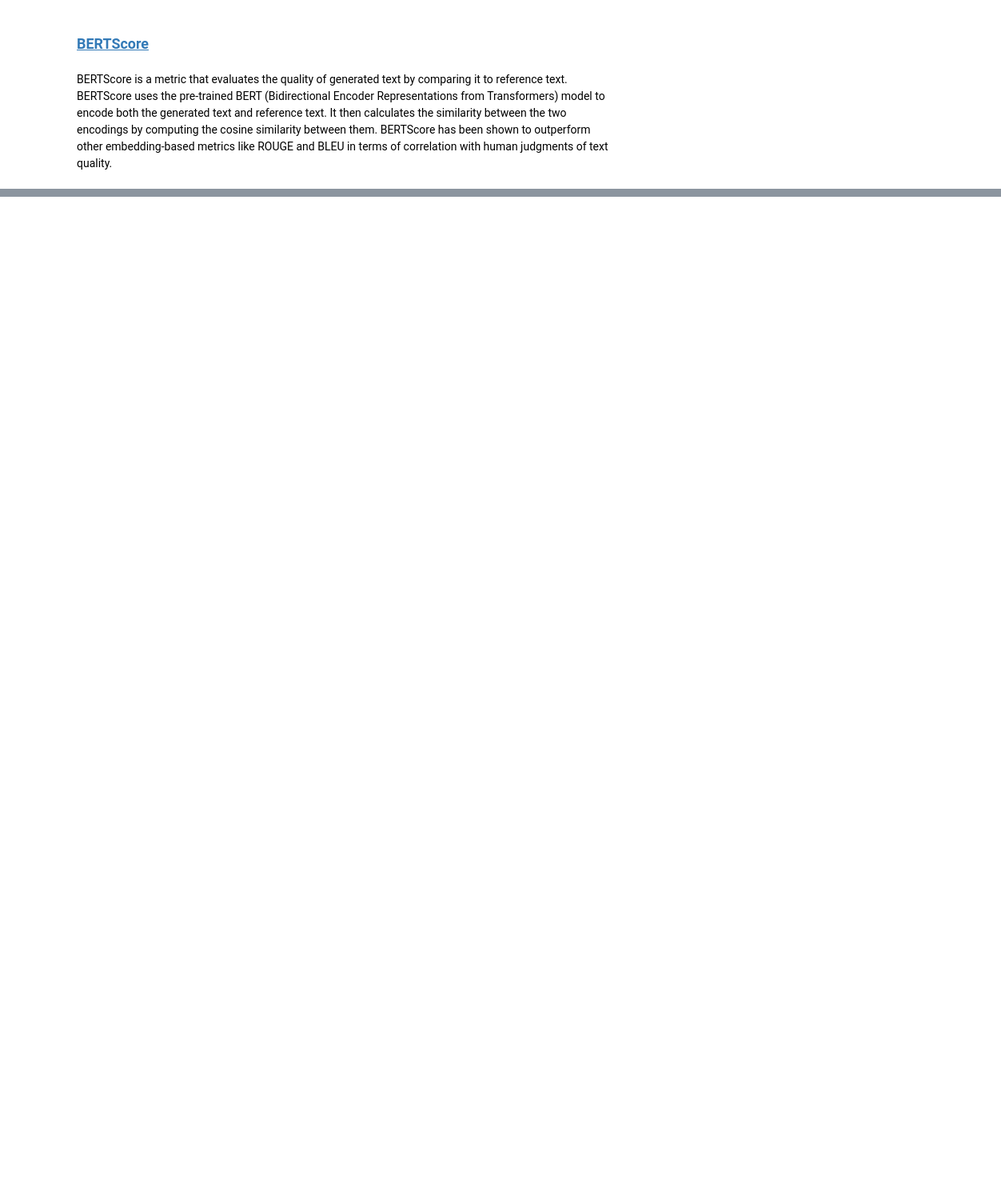
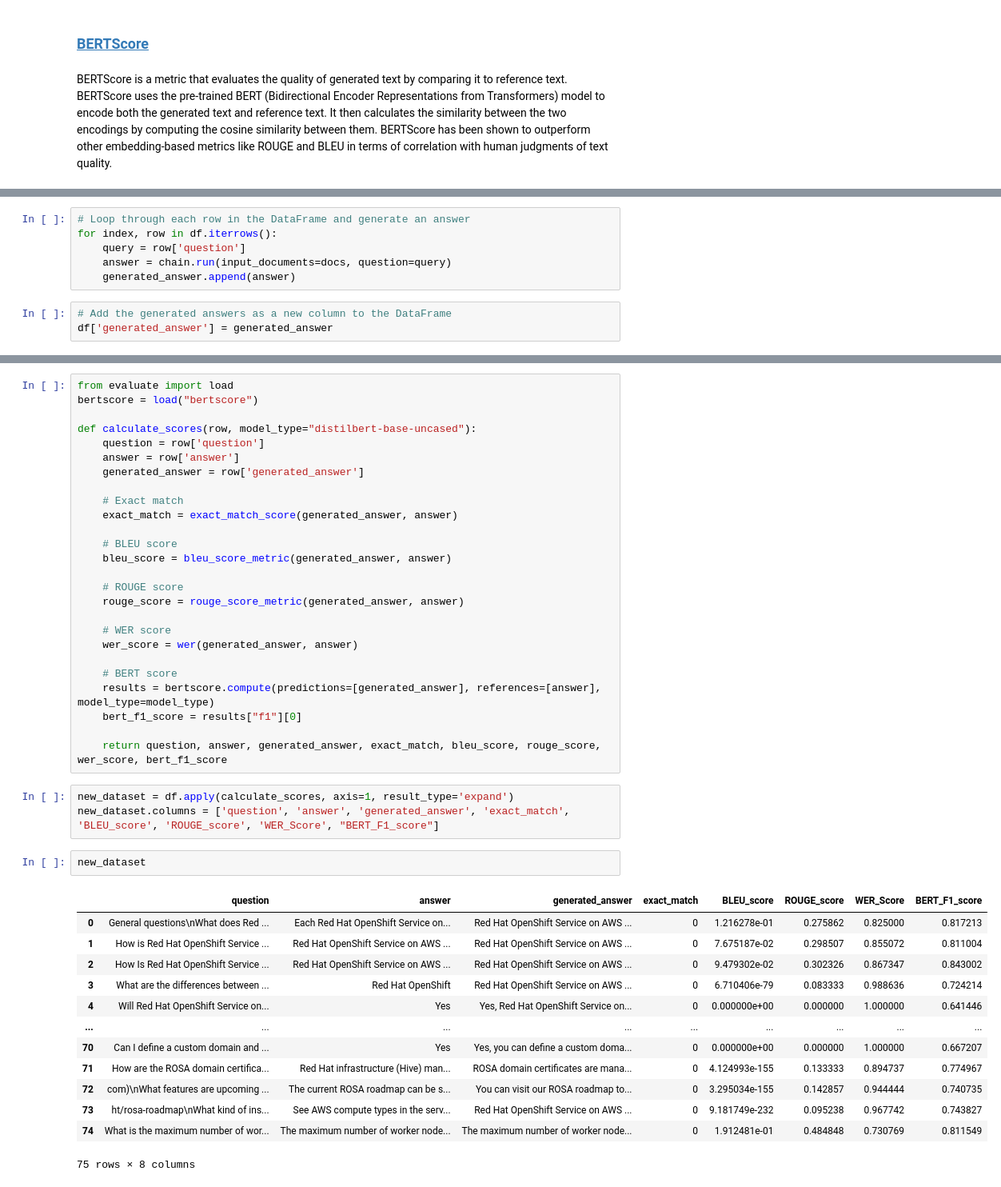
Before and after one commit to redhat-et/foundation-models-for-documentation, a Jupyter notebook: notebooks/QA_evaluation_metrics.ipynb, the cells around one changed output, grey strips where cells are left out. Shown at 80% size. Cells and saved outputs as stored; diff of their text form; blank space fills up the shorter version.

```diff
--- a/notebooks/QA_evaluation_metrics.ipynb
+++ b/notebooks/QA_evaluation_metrics.ipynb
@@ -137,0 +274,9 @@ print(results)
+# %%
+# Loop through each row in the DataFrame and generate an answer
+for index, row in df.iterrows():
+    query = row['question']
+    answer = chain.run(input_documents=docs, question=query)
+    generated_answer.append(answer)
+# %%
+# Add the generated answers as a new column to the DataFrame
+df['generated_answer'] = generated_answer
@@ -137,0 +301,45 @@ print(results)
+# %%
+from evaluate import load
+bertscore = load("bertscore")
+
+def calculate_scores(row, model_type="distilbert-base-uncased"):
+    question = row['question']
+    answer = row['answer']
+    generated_answer = row['generated_answer']
+
+    # Exact match
+    exact_match = exact_match_score(generated_answer, answer)
+
+    # BLEU score
+    bleu_score = bleu_score_metric(generated_answer, answer)
+
+    # ROUGE score
+    rouge_score = rouge_score_metric(generated_answer, answer)
+
+    # WER score
+    wer_score = wer(generated_answer, answer)
+
+    # BERT score
+    results = bertscore.compute(predictions=[generated_answer], references=[answer], model_type=model_type)
+    bert_f1_score = results["f1"][0]
+
+    return question, answer, generated_answer, exact_match, bleu_score, rouge_score, wer_score, bert_f1_score
+# %%
+new_dataset = df.apply(calculate_scores, axis=1, result_type='expand')
+new_dataset.columns = ['question', 'answer', 'generated_answer', 'exact_match', 'BLEU_score', 'ROUGE_score', 'WER_Score', "BERT_F1_score"]
+# %%
+new_dataset
+# %% [output]
+|  | question | answer | generated_answer | exact_match | BLEU_score | ROUGE_score | WER_Score | BERT_F1_score |
+| 0 | General questions\nWhat does Red ... | Each Red Hat OpenShift Service on... | Red Hat OpenShift Service on AWS ... | 0 | 1.216278e-01 | 0.275862 | 0.825000 | 0.817213 |
+| 1 | How is Red Hat OpenShift Service ... | Red Hat OpenShift Service on AWS ... | Red Hat OpenShift Service on AWS ... | 0 | 7.675187e-02 | 0.298507 | 0.855072 | 0.811004 |
+| 2 | How Is Red Hat OpenShift Service ... | Red Hat OpenShift Service on AWS ... | Red Hat OpenShift Service on AWS ... | 0 | 9.479302e-02 | 0.302326 | 0.867347 | 0.843002 |
+| 3 | What are the differences between ... | Red Hat OpenShift | Red Hat OpenShift Service on AWS ... | 0 | 6.710406e-79 | 0.083333 | 0.988636 | 0.724214 |
+| 4 | Will Red Hat OpenShift Service on... | Yes | Yes, Red Hat OpenShift Service on... | 0 | 0.000000e+00 | 0.000000 | 1.000000 | 0.641446 |
+| ... | ... | ... | ... | ... | ... | ... | ... | ... |
+| 70 | Can I define a custom domain and ... | Yes | Yes, you can define a custom doma... | 0 | 0.000000e+00 | 0.000000 | 1.000000 | 0.667207 |
+| 71 | How are the ROSA domain certifica... | Red Hat infrastructure (Hive) man... | ROSA domain certificates are mana... | 0 | 4.124993e-155 | 0.133333 | 0.894737 | 0.774967 |
+| 72 | com)\nWhat features are upcoming ... | The current ROSA roadmap can be s... | You can visit our ROSA roadmap to... | 0 | 3.295034e-155 | 0.142857 | 0.944444 | 0.740735 |
+| 73 | ht/rosa-roadmap\nWhat kind of ins... | See AWS compute types in the serv... | Red Hat OpenShift Service on AWS ... | 0 | 9.181749e-232 | 0.095238 | 0.967742 | 0.743827 |
+| 74 | What is the maximum number of wor... | The maximum number of worker node... | The maximum number of worker node... | 0 | 1.912481e-01 | 0.484848 | 0.730769 | 0.811549 |
+75 rows × 8 columns
```
Also changed, not shown: parts of 34 cells of this notebook.
